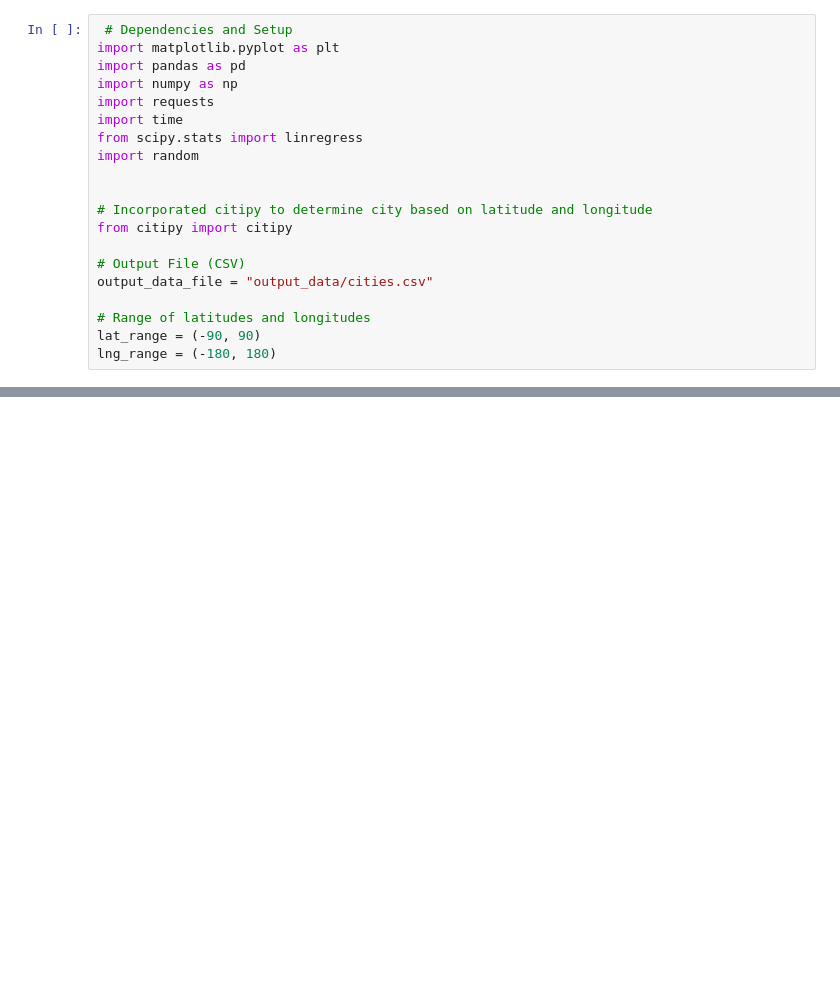
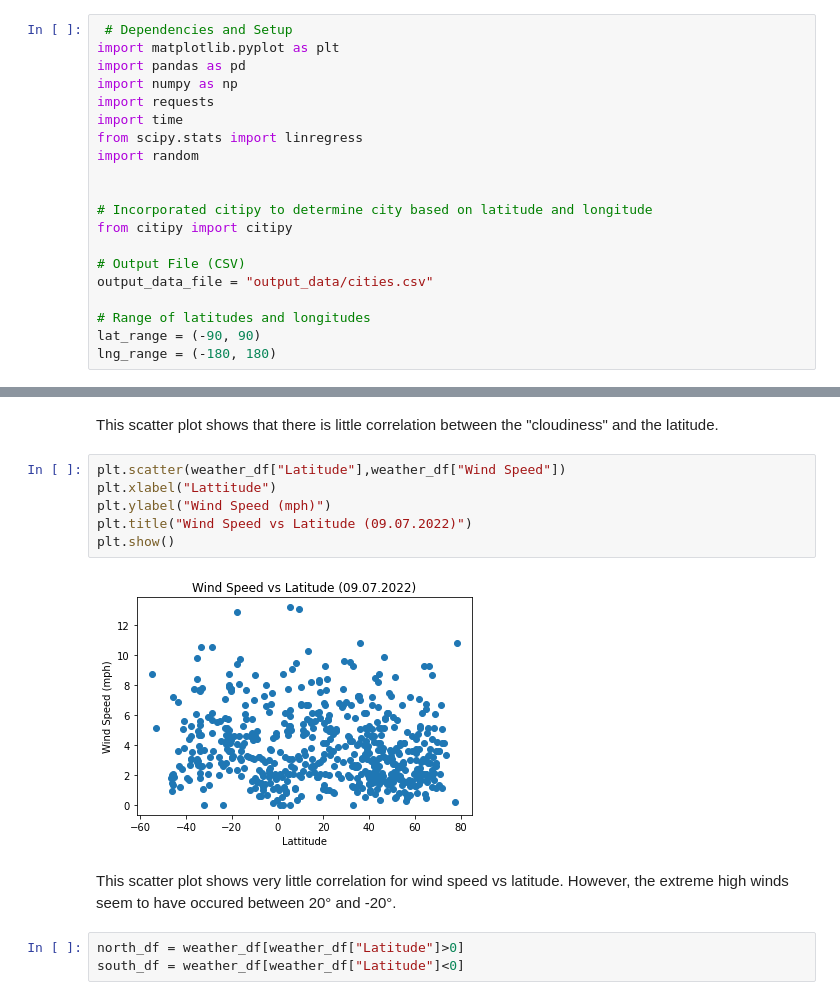
Before and after one commit to Calum-Knight/python-api-challenge, a Jupyter notebook: WeatherPy/WeatherPy.ipynb, the cells around one changed output, grey strips where cells are left out. Cells and saved outputs as stored; diff of their text form; blank space fills up the shorter version.

```diff
--- a/WeatherPy/WeatherPy.ipynb
+++ b/WeatherPy/WeatherPy.ipynb
@@ -56,0 +190,15 @@ NameError: name 'weather_api_key' is not defined
+# %% [markdown]
+This scatter plot shows that there is little correlation between the "cloudiness" and the latitude.
+# %%
+plt.scatter(weather_df["Latitude"],weather_df["Wind Speed"])
+plt.xlabel("Lattitude")
+plt.ylabel("Wind Speed (mph)")
+plt.title("Wind Speed vs Latitude (09.07.2022)")
+plt.show()
+# %% [output]
+[figure, added]
+# %% [markdown]
+This scatter plot shows very little correlation for wind speed vs latitude. However, the extreme high winds seem to have occured between 20° and -20°.
+# %%
+north_df = weather_df[weather_df["Latitude"]>0]
+south_df = weather_df[weather_df["Latitude"]<0]
```
Also changed, not shown: parts of 23 cells of this notebook, 1 other file.
